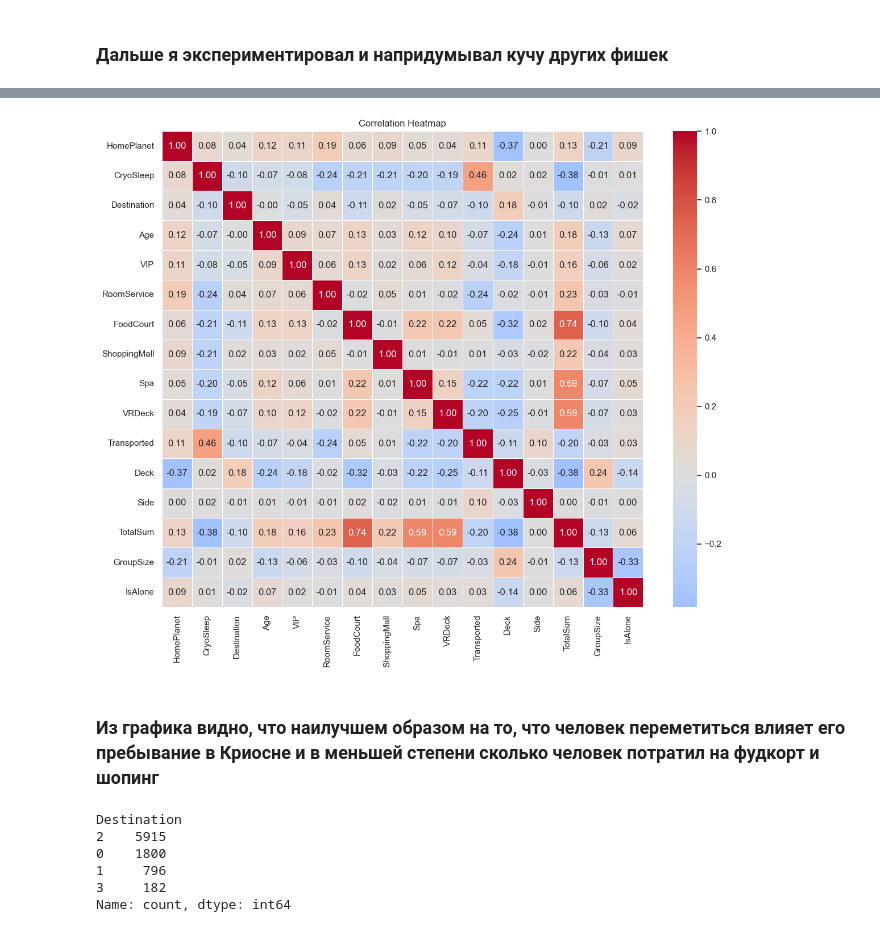
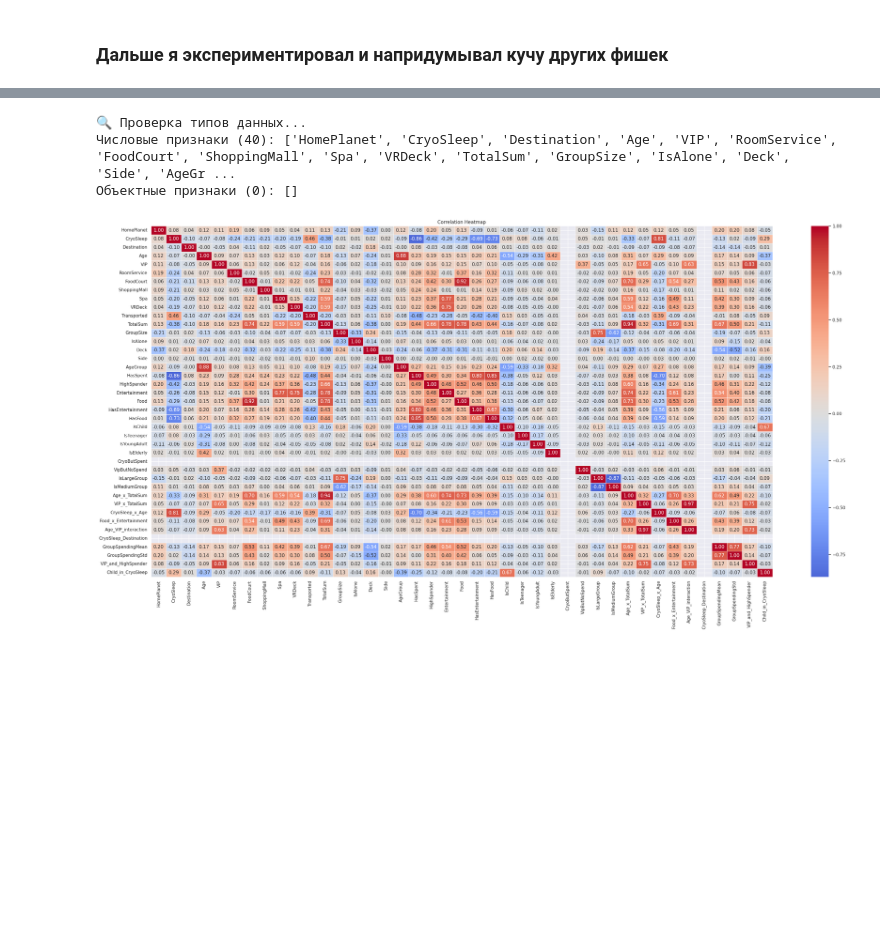
Before and after one commit to 1BaEdeV/Neural-networks-AM-CP, a Jupyter notebook: SpaceshipTitanic/task.ipynb, the cells around one changed output, grey strips where cells are left out. Saved outputs shown, nothing was run; the diff lists cells and outputs as text; code cells hidden in the pictures; blank space fills up the shorter version.

```diff
--- a/SpaceshipTitanic/task.ipynb
+++ b/SpaceshipTitanic/task.ipynb
@@ -37,7 +37,7 @@ train.csv - Personal records for about two-thirds (~8700) of the passengers, to
 
 ***Transported - The target. For each passenger, predict either True or False.***
 # %%
-train = pd.read_csv('./../SpaceShipTitanic/train.csv')
+train = pd.read_csv('train.csv')
 train.head(25)
 # %% [output]
 |  | PassengerId | HomePlanet | CryoSleep | Cabin | Destination | Age | VIP | RoomService | FoodCourt | ... |
@@ -246,29 +281,45 @@ train.head(6)
+# %%
+# ПРОВЕРКА И ИСПРАВЛЕНИЕ ТИПОВ ДАННЫХ
+print("🔍 Проверка типов данных...")
+
+# Убеждаемся, что все фичи имеют правильный тип
+numeric_features = []
+object_features = []
+
+for col in train.columns:
+    if col != 'Transported':
+        if train[col].dtype == 'object' or train[col].dtype.name == 'category':
+            object_features.append(col)
+        else:
+            numeric_features.append(col)
+
+print(f"Числовые признаки ({len(numeric_features)}): {numeric_features}")
+print(f"Объектные признаки ({len(object_features)}): {object_features}")
+
+# Конвертируем все в числовые типы
+for col in object_features:
+    if col in train.columns:
+        train[col] = pd.to_numeric(train[col], errors='coerce')
+        train[col] = train[col].fillna(0).astype(int)
+# %% [output]
+🔍 Проверка типов данных...
+Числовые признаки (40): ['HomePlanet', 'CryoSleep', 'Destination', 'Age', 'VIP', 'RoomService', 'FoodCourt', 'ShoppingMall', 'Spa', 'VRDeck', 'TotalSum', 'GroupSize', 'IsAlone', 'Deck', 'Side', 'AgeGr ...
+Объектные признаки (0): []
 # %%
 
-plt.figure(figsize=(12, 10))
+plt.figure(figsize=(30, 15))
 correlation_matrix = train.corr(numeric_only = True)
 
 # Создаем heatmap
 sns.heatmap(correlation_matrix,
             annot=True,
             cmap='coolwarm',
             center=0,
             fmt='.2f',
             linewidths=0.5)
 
 plt.title('Correlation Heatmap')
 plt.tight_layout()
 plt.show()
 # %% [output]
-[figure, old version]
+[figure, new version]
-# %% [markdown]
-### Из графика видно, что наилучшем образом на то, что человек переметиться влияет его пребывание в Криосне и в меньшей степени сколько человек потратил на фудкорт и шопинг
-# %%
-train['Destination'].value_counts()
-# %% [output]
-Destination
-2    5915
-0    1800
-1     796
-3     182
-Name: count, dtype: int64
```
Also changed, not shown: parts of 19 cells of this notebook, 1 other file.
